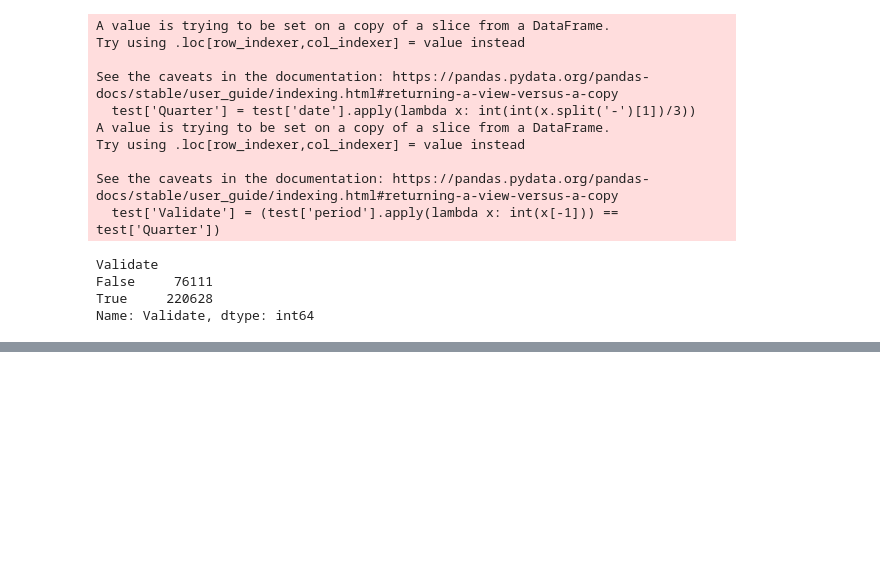
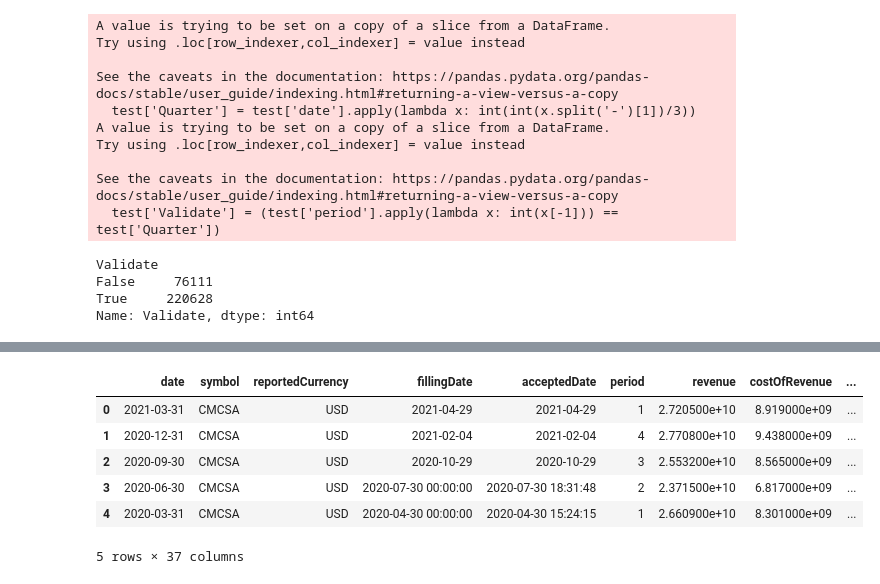
Before and after one commit to tommy200401/Monitus, a Jupyter notebook: preprocess.ipynb, the cells around one changed output, grey strips where cells are left out. Drawn from its saved outputs; the diff is of its cells as text; code cells hidden in the pictures; blank space fills up the shorter version.

```diff
--- a/preprocess.ipynb
+++ b/preprocess.ipynb
@@ -115,6 +81,7 @@ def preprocessing(n: list):
                 if len(j['date']) == 10 and j['period'] != None and j['period'].startswith('Q') and len(j['period']) == 2:
                     year = int(j['date'][0:4])
                     quarter = int(j['period'][-1])
+                    j['year'] = year
                     j['quarter'] = (year - 2001)*4 + quarter
                     temp.append(j)
                 else:
@@ -219,0 +198,10 @@ combined_df.to_csv('data/combined.csv')
+# %%
+income_df.head()
+# %% [output]
+|  | date | symbol | reportedCurrency | fillingDate | acceptedDate | period | revenue | costOfRevenue | ... |
+| 0 | 2021-03-31 | CMCSA | USD | 2021-04-29 | 2021-04-29 | 1 | 2.720500e+10 | 8.919000e+09 | ... |
+| 1 | 2020-12-31 | CMCSA | USD | 2021-02-04 | 2021-02-04 | 4 | 2.770800e+10 | 9.438000e+09 | ... |
+| 2 | 2020-09-30 | CMCSA | USD | 2020-10-29 | 2020-10-29 | 3 | 2.553200e+10 | 8.565000e+09 | ... |
+| 3 | 2020-06-30 | CMCSA | USD | 2020-07-30 00:00:00 | 2020-07-30 18:31:48 | 2 | 2.371500e+10 | 6.817000e+09 | ... |
+| 4 | 2020-03-31 | CMCSA | USD | 2020-04-30 00:00:00 | 2020-04-30 15:24:15 | 1 | 2.660900e+10 | 8.301000e+09 | ... |
+5 rows × 37 columns
```
Also changed, not shown: parts of 11 cells of this notebook, 11 other files.
